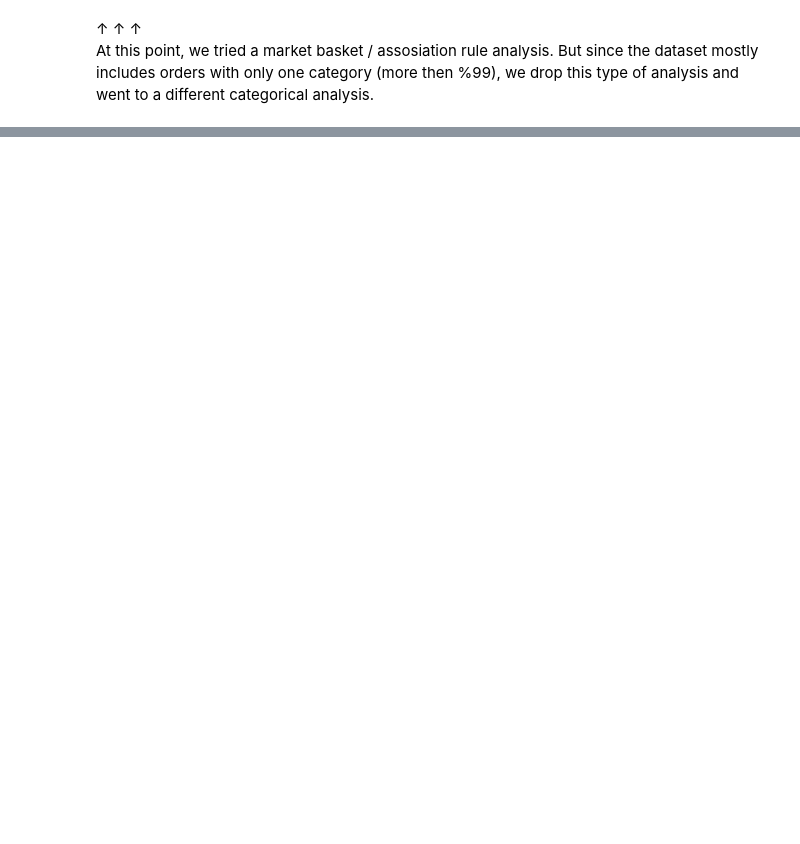
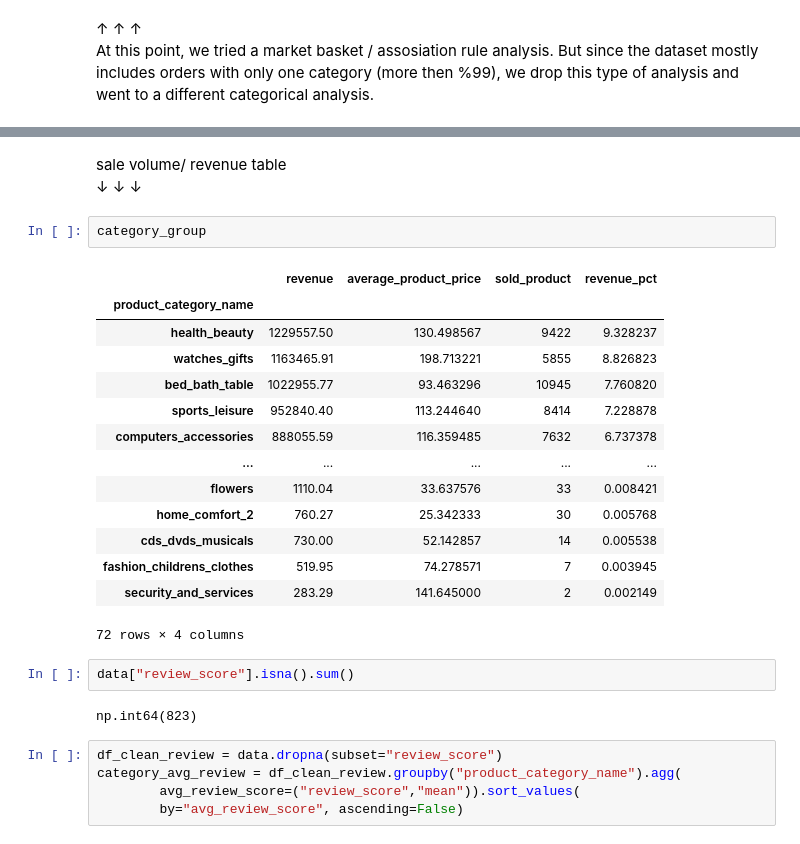
Before and after one commit to fratkarakoc/olist-e-marketing-data-analysis, a Jupyter notebook: notebooks/05_categorical_analysis.ipynb, the cells around one changed output, grey strips where cells are left out. Drawn from its saved outputs; the diff is of its cells as text; blank space fills up the shorter version.

```diff
--- a/notebooks/05_categorical_analysis.ipynb
+++ b/notebooks/05_categorical_analysis.ipynb
@@ -24,0 +36,29 @@ At this point, we tried a market basket / assosiation rule analysis. But since t
+# %% [markdown]
+sale volume/ revenue table
+&darr; &darr; &darr;
+# %%
+category_group
+# %% [output]
+|  | revenue | average_product_price | sold_product | revenue_pct |
+| product_category_name |  |  |  |  |
+| health_beauty | 1229557.50 | 130.498567 | 9422 | 9.328237 |
+| watches_gifts | 1163465.91 | 198.713221 | 5855 | 8.826823 |
+| bed_bath_table | 1022955.77 | 93.463296 | 10945 | 7.760820 |
+| sports_leisure | 952840.40 | 113.244640 | 8414 | 7.228878 |
+| computers_accessories | 888055.59 | 116.359485 | 7632 | 6.737378 |
+| ... | ... | ... | ... | ... |
+| flowers | 1110.04 | 33.637576 | 33 | 0.008421 |
+| home_comfort_2 | 760.27 | 25.342333 | 30 | 0.005768 |
+| cds_dvds_musicals | 730.00 | 52.142857 | 14 | 0.005538 |
+| fashion_childrens_clothes | 519.95 | 74.278571 | 7 | 0.003945 |
+| security_and_services | 283.29 | 141.645000 | 2 | 0.002149 |
+72 rows × 4 columns
+# %%
+data["review_score"].isna().sum()
+# %% [output]
+np.int64(823)
+# %%
+df_clean_review = data.dropna(subset="review_score")
+category_avg_review = df_clean_review.groupby("product_category_name").agg(
+        avg_review_score=("review_score","mean")).sort_values(
+        by="avg_review_score", ascending=False)
```
Also changed, not shown: parts of 17 cells of this notebook, 2 other files.
